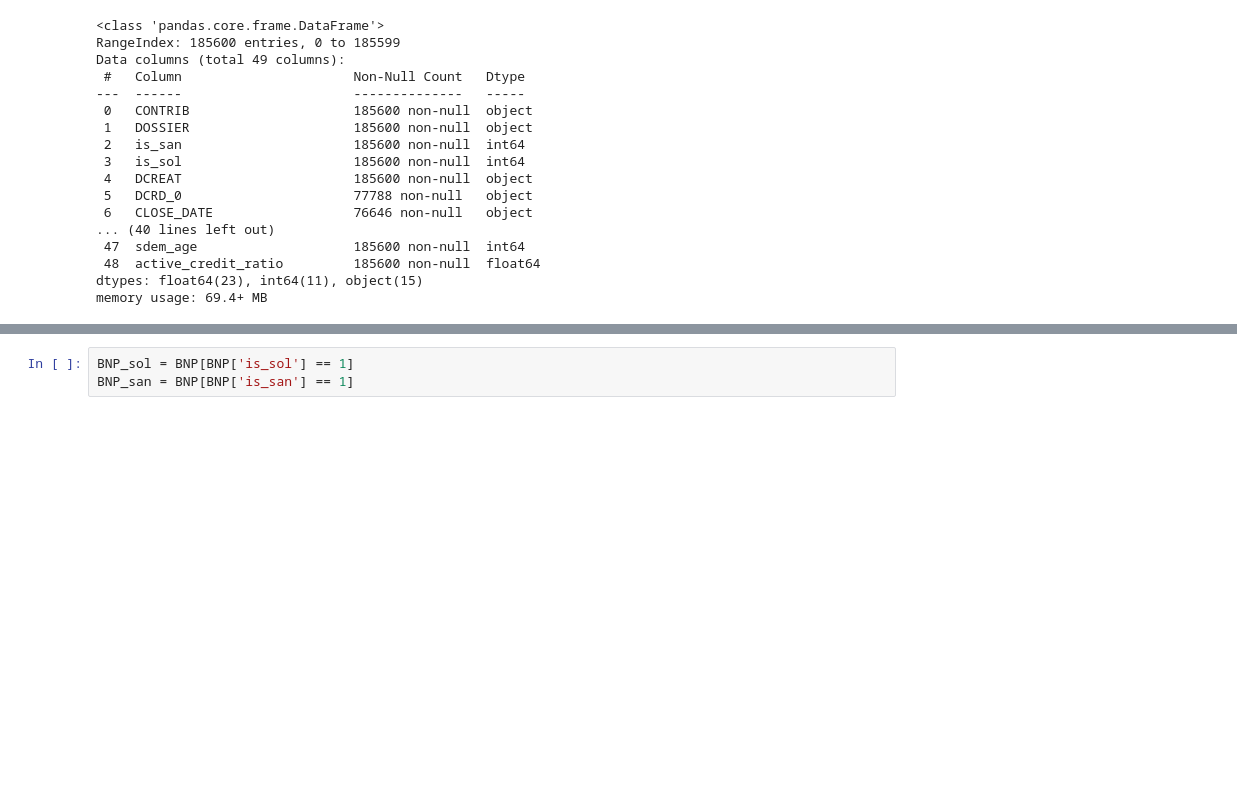
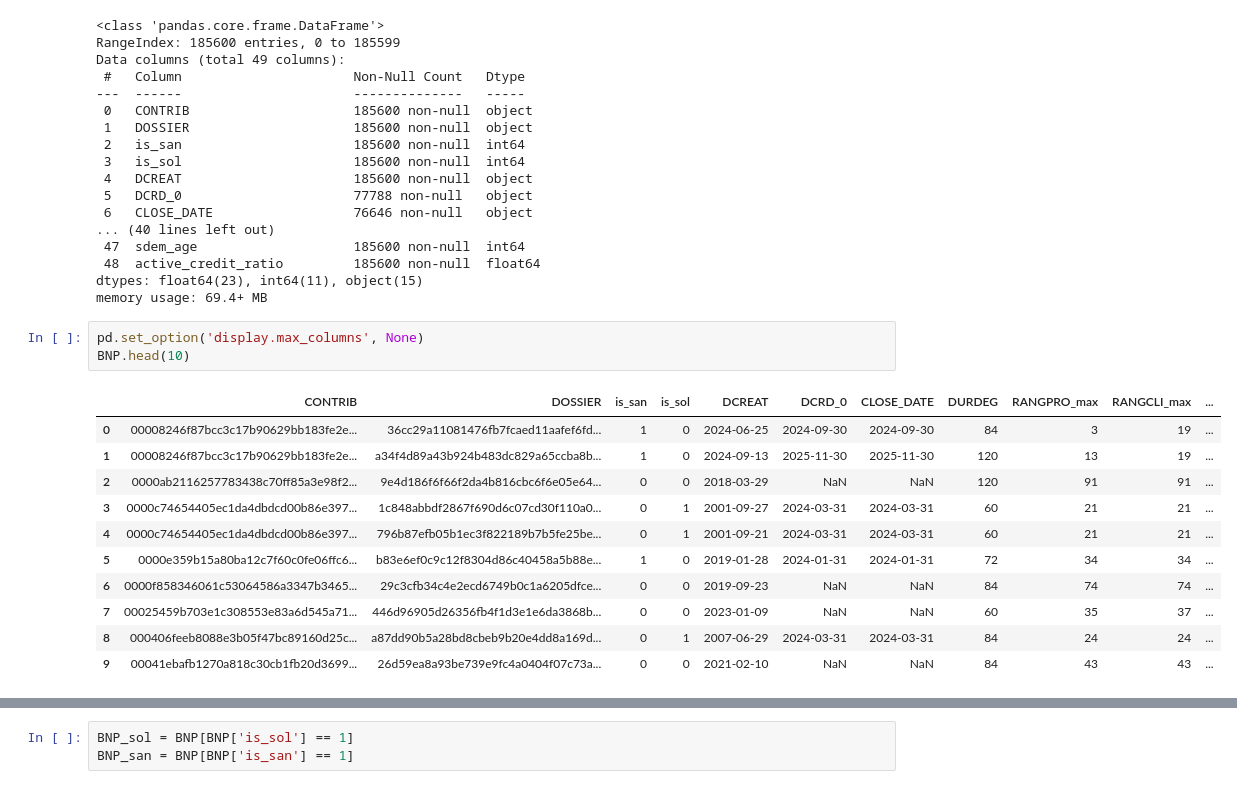
Before and after one commit to Alanog10/BNP-Paribas, a Jupyter notebook: Clustering.ipynb, the cells around one changed output, grey strips where cells are left out. Drawn from its saved outputs; the diff is of its cells as text; blank space fills up the shorter version.

```diff
--- a/Clustering.ipynb
+++ b/Clustering.ipynb
@@ -176,3 +176,18 @@ Data columns (total 49 columns):
  48  active_credit_ratio         185600 non-null  float64
 dtypes: float64(23), int64(11), object(15)
 memory usage: 69.4+ MB
+# %%
+pd.set_option('display.max_columns', None)
+BNP.head(10)
+# %% [output]
+|  | CONTRIB | DOSSIER | is_san | is_sol | DCREAT | DCRD_0 | CLOSE_DATE | DURDEG | RANGPRO_max | RANGCLI_max | ... |
+| 0 | 00008246f87bcc3c17b90629bb183fe2e... | 36cc29a11081476fb7fcaed11aafef6fd... | 1 | 0 | 2024-06-25 | 2024-09-30 | 2024-09-30 | 84 | 3 | 19 | ... |
+| 1 | 00008246f87bcc3c17b90629bb183fe2e... | a34f4d89a43b924b483dc829a65ccba8b... | 1 | 0 | 2024-09-13 | 2025-11-30 | 2025-11-30 | 120 | 13 | 19 | ... |
+| 2 | 0000ab2116257783438c70ff85a3e98f2... | 9e4d186f6f66f2da4b816cbc6f6e05e64... | 0 | 0 | 2018-03-29 | NaN | NaN | 120 | 91 | 91 | ... |
+| 3 | 0000c74654405ec1da4dbdcd00b86e397... | 1c848abbdf2867f690d6c07cd30f110a0... | 0 | 1 | 2001-09-27 | 2024-03-31 | 2024-03-31 | 60 | 21 | 21 | ... |
+| 4 | 0000c74654405ec1da4dbdcd00b86e397... | 796b87efb05b1ec3f822189b7b5fe25be... | 0 | 1 | 2001-09-21 | 2024-03-31 | 2024-03-31 | 60 | 21 | 21 | ... |
+| 5 | 0000e359b15a80ba12c7f60c0fe06ffc6... | b83e6ef0c9c12f8304d86c40458a5b88e... | 1 | 0 | 2019-01-28 | 2024-01-31 | 2024-01-31 | 72 | 34 | 34 | ... |
+| 6 | 0000f858346061c53064586a3347b3465... | 29c3cfb34c4e2ecd6749b0c1a6205dfce... | 0 | 0 | 2019-09-23 | NaN | NaN | 84 | 74 | 74 | ... |
+| 7 | 00025459b703e1c308553e83a6d545a71... | 446d96905d26356fb4f1d3e1e6da3868b... | 0 | 0 | 2023-01-09 | NaN | NaN | 60 | 35 | 37 | ... |
+| 8 | 000406feeb8088e3b05f47bc89160d25c... | a87dd90b5a28bd8cbeb9b20e4dd8a169d... | 0 | 1 | 2007-06-29 | 2024-03-31 | 2024-03-31 | 84 | 24 | 24 | ... |
+| 9 | 00041ebafb1270a818c30cb1fb20d3699... | 26d59ea8a93be739e9fc4a0404f07c73a... | 0 | 0 | 2021-02-10 | NaN | NaN | 84 | 43 | 43 | ... |
```
Also changed, not shown: parts of 1 cell of this notebook.
